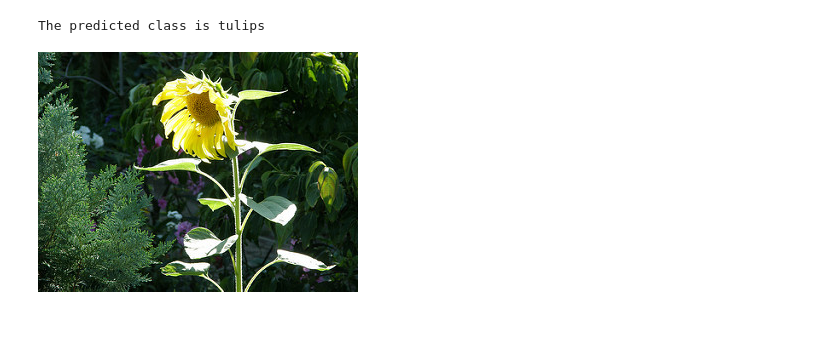
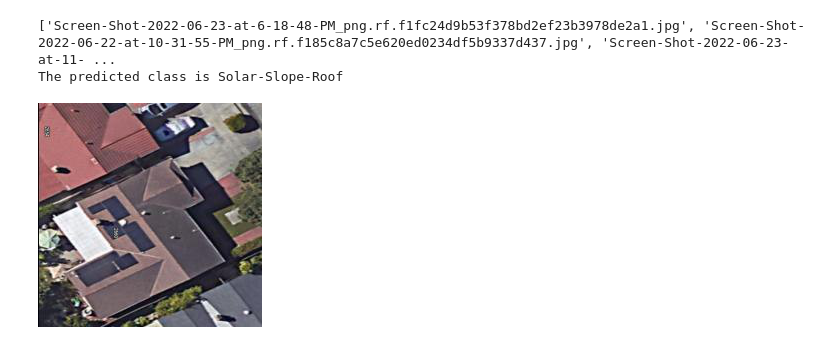
Before and after one commit to snvssk/data298A, a Jupyter notebook: Resnet50_SatelliteImages.ipynb, the cells around one changed output. Cells and saved outputs as stored; diff of their text form; code cells hidden in the pictures.

```diff
--- a/Resnet50_SatelliteImages.ipynb
+++ b/Resnet50_SatelliteImages.ipynb
@@ -195,6 +288,11 @@ The predicted class is tulips
-# %%
-predictor(sunflowers[0])
-PIL.Image.open(str(sunflowers[0]))
-# %% [output]
-The predicted class is tulips
-[figure, removed]
+# %%
+folder_path = data_dir+'/Solar-Slope-Roof/'
+solar_slope_roof = os.listdir(folder_path)
+#print(solar_slope_roof)
+
+predictor(folder_path+solar_slope_roof[1])
+PIL.Image.open(str(folder_path+solar_slope_roof[1]))
+# %% [output]
+['Screen-Shot-2022-06-23-at-6-18-48-PM_png.rf.f1fc24d9b53f378bd2ef23b3978de2a1.jpg', 'Screen-Shot-2022-06-22-at-10-31-55-PM_png.rf.f185c8a7c5e620ed0234df5b9337d437.jpg', 'Screen-Shot-2022-06-23-at-11- ...
+The predicted class is Solar-Slope-Roof
+[figure, added]
```
Also changed, not shown: parts of 21 cells of this notebook.
